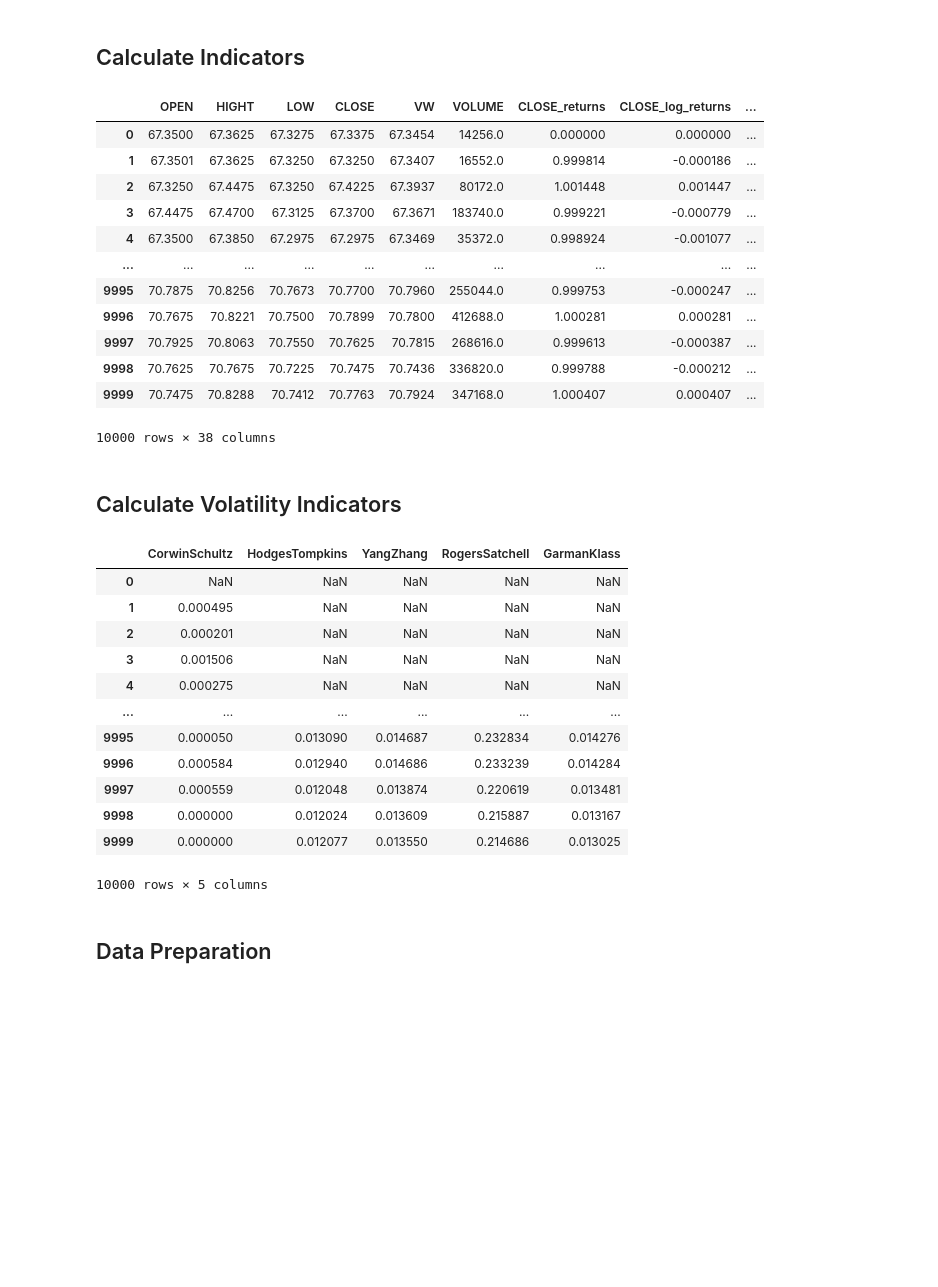
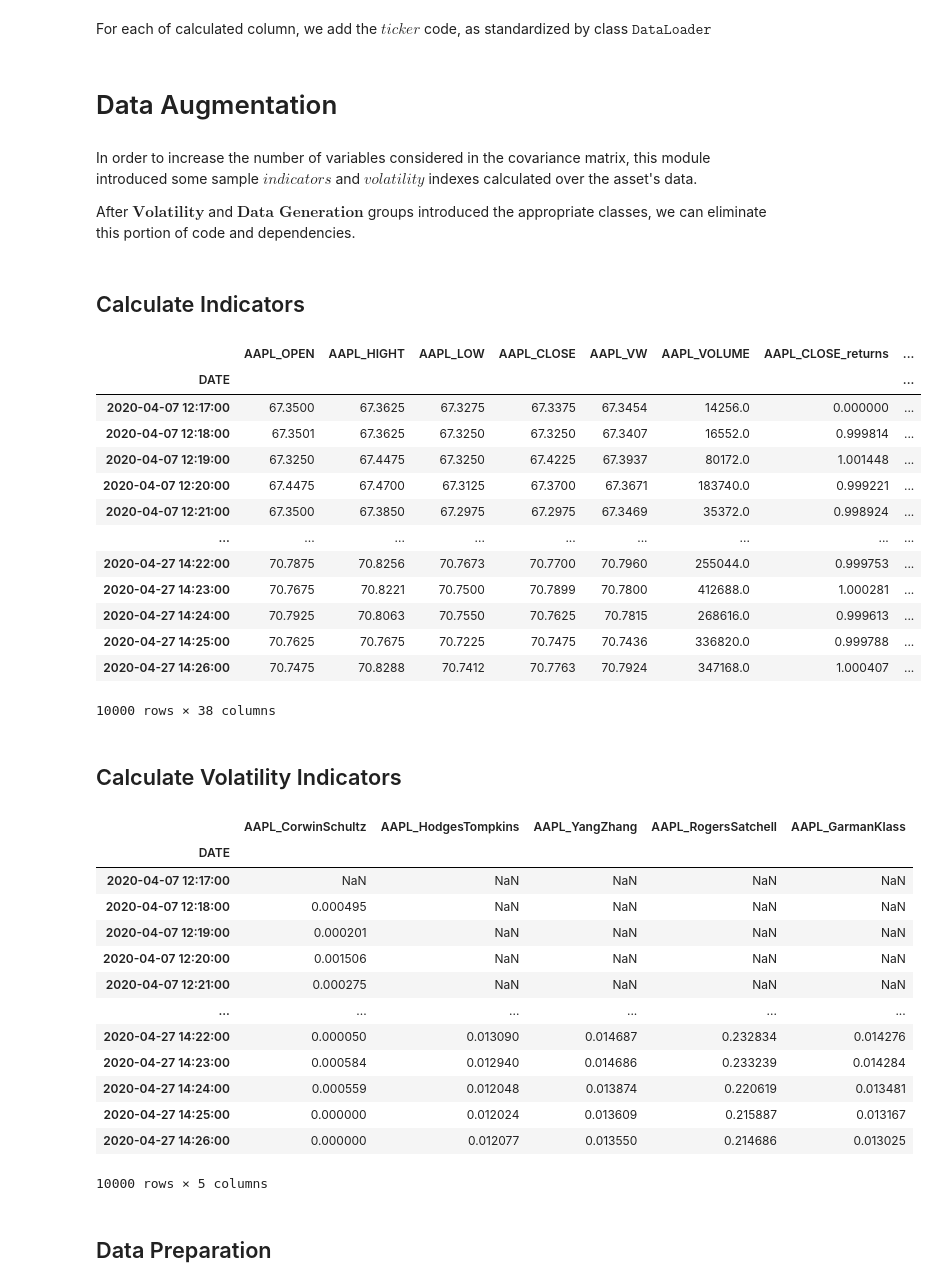
Before and after one commit to yashbhesaniya/fractional-differentiation-time-series, a Jupyter notebook: notebooks/denoising.ipynb, the cells around one changed output. Saved outputs shown, nothing was run; the diff lists cells and outputs as text; code cells hidden in the pictures; blank space fills up the shorter version.

```diff
--- a/notebooks/denoising.ipynb
+++ b/notebooks/denoising.ipynb
@@ -22,0 +45,8 @@ import math
+# %%
+# Dataset chosen in this simulation
+ticker = 'AAPL'
+fname = fname_AAPL
+# %%
+# loading assets into to an unique df
+df = dataloader.load_dataset({ticker:'../data/'+fname}).iloc[:N]
+display(df)
@@ -51,3 +91,0 @@ def readMarketData(fname:str, n=10000):
-# %%
-df = readMarketData(fname_AAPL)
-display(df)
@@ -80,36 +92,49 @@ After $\textbf{Volatility}$ and $\textbf{Data Generation}$ groups introduced the
+# %% [markdown]
+For each of calculated column, we add the $\textit{ticker}$ code, as standardized by class $\texttt{DataLoader}$
+# %%
+var_cols = [ticker+'_'+col for col in var_cols]
+normvar_cols = [ticker+'_'+col for col in normvar_cols]
+vol_cols = [ticker+'_'+col for col in vol_cols]
+# %% [markdown]
+# Data Augmentation
+# %% [markdown]
+In order to increase the number of variables considered in the covariance matrix, this module introduced some sample $\textit{indicators}$ and $\textit{volatility}$ indexes calculated over the asset's data.
+
+After $\textbf{Volatility}$ and $\textbf{Data Generation}$ groups introduced the appropriate classes, we can eliminate this portion of code and dependencies.
 # %% [markdown]
 ## Calculate Indicators
 # %%
 # Process data normalization
 norm_data = True
 
 # Select Indicator transformer
-ind_processor = Indicators(df, norm_data = norm_data)
+ind_processor = Indicators(df, ticker = ticker, norm_data = norm_data)
 
 # Calculate Indicators over input dataframe
 df = ind_processor.transform(df)
 
 # Display output dataframe
 display(df[var_cols+normvar_cols if norm_data else var_cols])
 # %% [output]
-|  | OPEN | HIGHT | LOW | CLOSE | VW | VOLUME | CLOSE_returns | CLOSE_log_returns | ... |
-| 0 | 67.3500 | 67.3625 | 67.3275 | 67.3375 | 67.3454 | 14256.0 | 0.000000 | 0.000000 | ... |
-| 1 | 67.3501 | 67.3625 | 67.3250 | 67.3250 | 67.3407 | 16552.0 | 0.999814 | -0.000186 | ... |
-| 2 | 67.3250 | 67.4475 | 67.3250 | 67.4225 | 67.3937 | 80172.0 | 1.001448 | 0.001447 | ... |
-| 3 | 67.4475 | 67.4700 | 67.3125 | 67.3700 | 67.3671 | 183740.0 | 0.999221 | -0.000779 | ... |
-| 4 | 67.3500 | 67.3850 | 67.2975 | 67.2975 | 67.3469 | 35372.0 | 0.998924 | -0.001077 | ... |
-| ... | ... | ... | ... | ... | ... | ... | ... | ... | ... |
-| 9995 | 70.7875 | 70.8256 | 70.7673 | 70.7700 | 70.7960 | 255044.0 | 0.999753 | -0.000247 | ... |
-| 9996 | 70.7675 | 70.8221 | 70.7500 | 70.7899 | 70.7800 | 412688.0 | 1.000281 | 0.000281 | ... |
-| 9997 | 70.7925 | 70.8063 | 70.7550 | 70.7625 | 70.7815 | 268616.0 | 0.999613 | -0.000387 | ... |
-| 9998 | 70.7625 | 70.7675 | 70.7225 | 70.7475 | 70.7436 | 336820.0 | 0.999788 | -0.000212 | ... |
-| 9999 | 70.7475 | 70.8288 | 70.7412 | 70.7763 | 70.7924 | 347168.0 | 1.000407 | 0.000407 | ... |
+|  | AAPL_OPEN | AAPL_HIGHT | AAPL_LOW | AAPL_CLOSE | AAPL_VW | AAPL_VOLUME | AAPL_CLOSE_returns | ... |
+| DATE |  |  |  |  |  |  |  | ... |
+| 2020-04-07 12:17:00 | 67.3500 | 67.3625 | 67.3275 | 67.3375 | 67.3454 | 14256.0 | 0.000000 | ... |
+| 2020-04-07 12:18:00 | 67.3501 | 67.3625 | 67.3250 | 67.3250 | 67.3407 | 16552.0 | 0.999814 | ... |
+| 2020-04-07 12:19:00 | 67.3250 | 67.4475 | 67.3250 | 67.4225 | 67.3937 | 80172.0 | 1.001448 | ... |
+| 2020-04-07 12:20:00 | 67.4475 | 67.4700 | 67.3125 | 67.3700 | 67.3671 | 183740.0 | 0.999221 | ... |
+| 2020-04-07 12:21:00 | 67.3500 | 67.3850 | 67.2975 | 67.2975 | 67.3469 | 35372.0 | 0.998924 | ... |
+| ... | ... | ... | ... | ... | ... | ... | ... | ... |
+| 2020-04-27 14:22:00 | 70.7875 | 70.8256 | 70.7673 | 70.7700 | 70.7960 | 255044.0 | 0.999753 | ... |
+| 2020-04-27 14:23:00 | 70.7675 | 70.8221 | 70.7500 | 70.7899 | 70.7800 | 412688.0 | 1.000281 | ... |
+| 2020-04-27 14:24:00 | 70.7925 | 70.8063 | 70.7550 | 70.7625 | 70.7815 | 268616.0 | 0.999613 | ... |
+| 2020-04-27 14:25:00 | 70.7625 | 70.7675 | 70.7225 | 70.7475 | 70.7436 | 336820.0 | 0.999788 | ... |
+| 2020-04-27 14:26:00 | 70.7475 | 70.8288 | 70.7412 | 70.7763 | 70.7924 | 347168.0 | 1.000407 | ... |
 10000 rows × 38 columns
 # %% [markdown]
 ## Calculate Volatility Indicators
 # %%
 # Select Volatility transformer
-vol_processor = Volatility(df)
+vol_processor = Volatility(df, ticker = ticker)
 
 # Calculate Volatility over input dataframe
 df = vol_processor.transform(df)
@@ -117,18 +142,19 @@ df = vol_processor.transform(df)
 # Display output dataframe
 display(df[vol_cols])
 # %% [output]
-|  | CorwinSchultz | HodgesTompkins | YangZhang | RogersSatchell | GarmanKlass |
-| 0 | NaN | NaN | NaN | NaN | NaN |
-| 1 | 0.000495 | NaN | NaN | NaN | NaN |
-| 2 | 0.000201 | NaN | NaN | NaN | NaN |
-| 3 | 0.001506 | NaN | NaN | NaN | NaN |
-| 4 | 0.000275 | NaN | NaN | NaN | NaN |
+|  | AAPL_CorwinSchultz | AAPL_HodgesTompkins | AAPL_YangZhang | AAPL_RogersSatchell | AAPL_GarmanKlass |
+| DATE |  |  |  |  |  |
+| 2020-04-07 12:17:00 | NaN | NaN | NaN | NaN | NaN |
+| 2020-04-07 12:18:00 | 0.000495 | NaN | NaN | NaN | NaN |
+| 2020-04-07 12:19:00 | 0.000201 | NaN | NaN | NaN | NaN |
+| 2020-04-07 12:20:00 | 0.001506 | NaN | NaN | NaN | NaN |
+| 2020-04-07 12:21:00 | 0.000275 | NaN | NaN | NaN | NaN |
 | ... | ... | ... | ... | ... | ... |
-| 9995 | 0.000050 | 0.013090 | 0.014687 | 0.232834 | 0.014276 |
-| 9996 | 0.000584 | 0.012940 | 0.014686 | 0.233239 | 0.014284 |
-| 9997 | 0.000559 | 0.012048 | 0.013874 | 0.220619 | 0.013481 |
-| 9998 | 0.000000 | 0.012024 | 0.013609 | 0.215887 | 0.013167 |
-| 9999 | 0.000000 | 0.012077 | 0.013550 | 0.214686 | 0.013025 |
+| 2020-04-27 14:22:00 | 0.000050 | 0.013090 | 0.014687 | 0.232834 | 0.014276 |
+| 2020-04-27 14:23:00 | 0.000584 | 0.012940 | 0.014686 | 0.233239 | 0.014284 |
+| 2020-04-27 14:24:00 | 0.000559 | 0.012048 | 0.013874 | 0.220619 | 0.013481 |
+| 2020-04-27 14:25:00 | 0.000000 | 0.012024 | 0.013609 | 0.215887 | 0.013167 |
+| 2020-04-27 14:26:00 | 0.000000 | 0.012077 | 0.013550 | 0.214686 | 0.013025 |
 10000 rows × 5 columns
 # %% [markdown]
 ## Data Preparation
```
Also changed, not shown: parts of 50 cells of this notebook, 6 other files.
